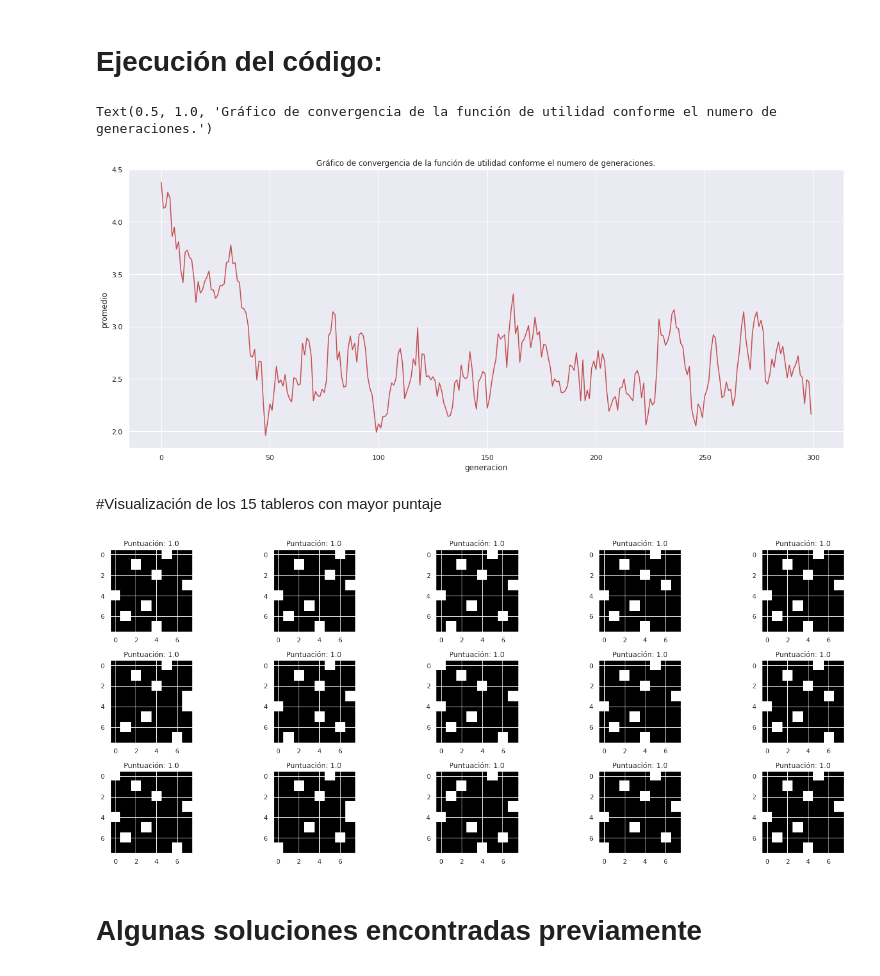
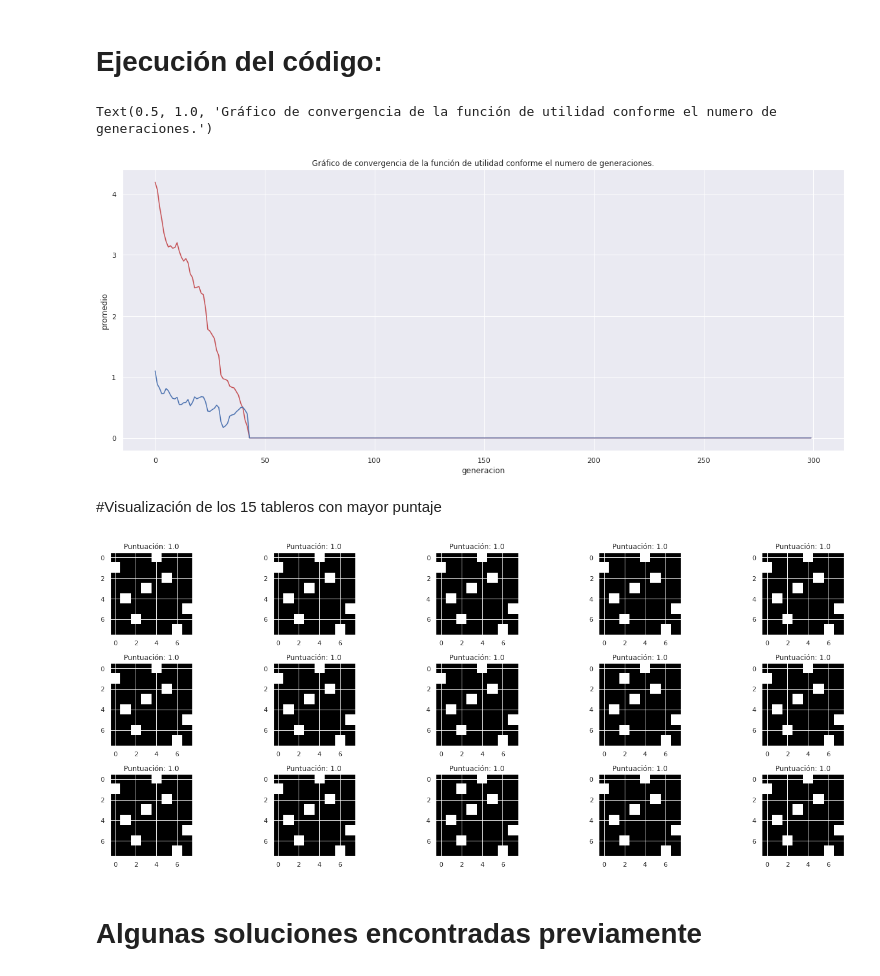
Before and after one commit to EisaacJC/ComputoEvolutivo, a Jupyter notebook: 8_reinas_computo_evolutivo.ipynb, the cells around one changed output. Drawn from its saved outputs; the diff is of its cells as text; code cells hidden in the pictures.

```diff
--- a/8_reinas_computo_evolutivo.ipynb
+++ b/8_reinas_computo_evolutivo.ipynb
@@ -189,10 +189,10 @@ def evolutivo2(n,dim,population, pm):
         df1=df1.sort_values(by=['puntuacion'],ascending=True)
         df1=df1[:len(pop2)]
         df1=df1.reset_index(drop=True)
-        medianscores.append([df1["puntuacion"].mean(),i])
+        medianscores.append([df1["puntuacion"].mean(),df1["puntuacion"].std(),i])
         #Extraigo la nueva población para la siguiente generación-
         stablero2=df1["tablero"][:len(pop2)]
-    df2 = pd.DataFrame(medianscores, columns =['promedio', 'generacion'])
+    df2 = pd.DataFrame(medianscores, columns =['promedio',"stdv", 'generacion'])
     return df1, df2
 # %% [markdown]
 # Ejecución del código:
@@ -203,15 +203,16 @@ ev=evolutivo(n=int(input("Cuántas generaciones se ejecutarán? \n")),
                      pm=float(input("Cuál es la probabilidad  de mutación?")))
 ev
 # %%
-ev=evolutivo2(n=300,dim=8,population=100, pm=0.8)
+ev=evolutivo2(n=300,dim=8,population=100, pm=0.4)
 # %%
 plt.rcParams["figure.figsize"] = (20,8)
 sns.set_theme(style="darkgrid")
 sns.lineplot(data=ev[1],x="generacion", y="promedio", color="r")
+sns.lineplot(data=ev[1],x="generacion", y="stdv", color="b", legend="auto")
 plt.title("Gráfico de convergencia de la función de utilidad conforme el numero de generaciones.")
 # %% [output]
 Text(0.5, 1.0, 'Gráfico de convergencia de la función de utilidad conforme el numero de generaciones.')
-[figure, old version]
+[figure, new version]
 # %% [markdown]
 #Visualización de los 15 tableros con mayor puntaje
 # %%
@@ -236,9 +237,10 @@ for a in range(rows*cols):
     axes[-1].set_title(subplot_title)
     plt.imshow(b, cmap="gray")
 fig.tight_layout()
+
 plt.show()
 # %% [output]
-[figure, old version]
+[figure, new version]
 # %% [markdown]
 # Algunas soluciones encontradas previamente
 # %%
```
